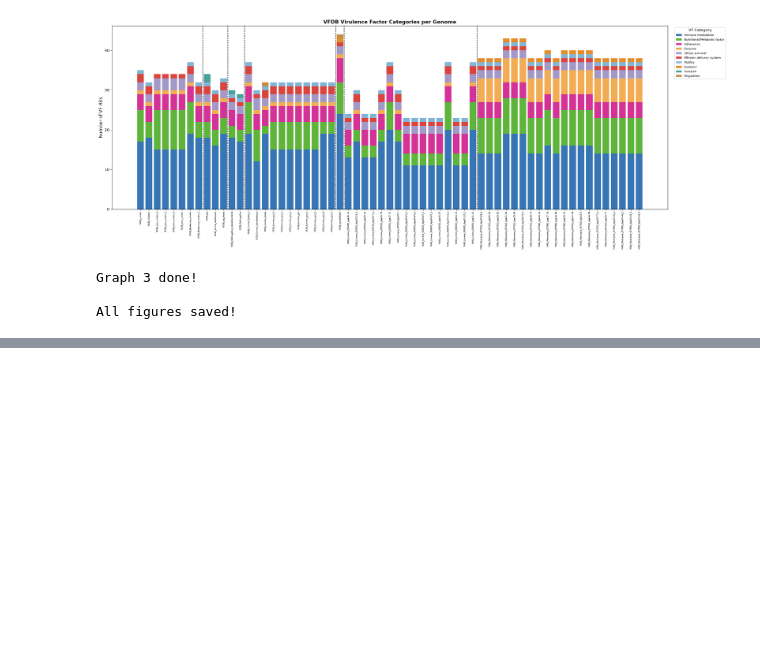
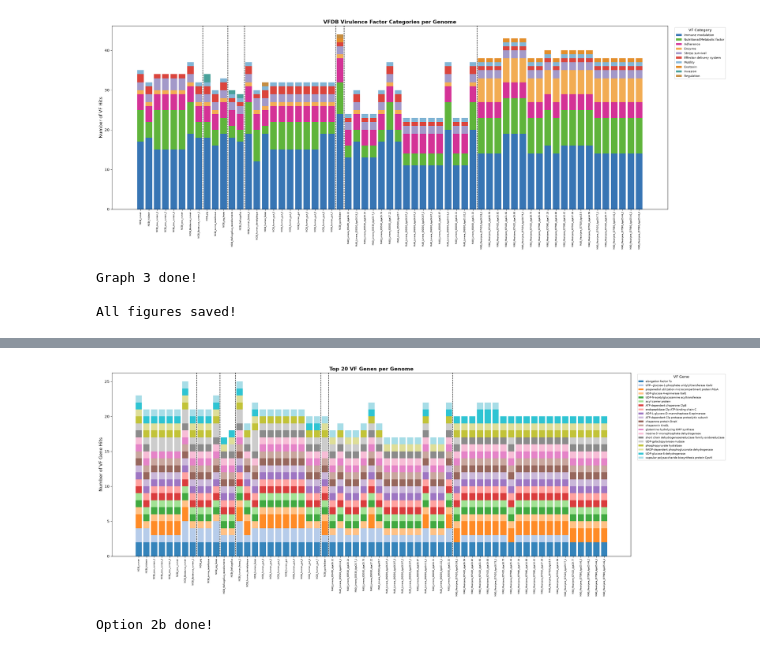
Before and after one commit to addysonotten/megasphaera-pankmer-analysis, a Jupyter notebook: vfdb_analysis/vfdb_figures.ipynb, the cells around one changed output, grey strips where cells are left out. Saved outputs shown, nothing was run; the diff lists cells and outputs as text; code cells hidden in the pictures; blank space fills up the shorter version.

```diff
--- a/vfdb_analysis/vfdb_figures.ipynb
+++ b/vfdb_analysis/vfdb_figures.ipynb
@@ -234,0 +407,52 @@ All figures saved!
+# %%
+# ── OPTION 2b: Top 20 VF genes stacked bar per genome ─────────────────────────
+top_gene_list = combined["vf_name"].value_counts().head(20).index.tolist()
+
+gene_genome = combined[combined["vf_name"].isin(top_gene_list)]
+gene_counts = gene_genome.groupby(["label", "vf_name"]).size().reset_index(name="count")
+
+# Sort genomes by host type
+genome_totals2 = gene_counts.groupby("label")["count"].sum().reset_index()
+genome_totals2["host"] = genome_totals2["label"].apply(get_host)
+genome_totals2["host_order"] = genome_totals2["host"].map({
+    "Cow": 0, "Pig": 1, "Chicken": 2, "Human": 3,
+    "Other": 4, "MAG_Limera": 5, "MAG_Masinjere": 6
+})
+genome_totals2 = genome_totals2.sort_values("host_order")
+genome_order2 = genome_totals2["label"].tolist()
+
+# Color palette for top 20 genes
+gene_palette = sns.color_palette("tab20", 20)
+gene_color_map = dict(zip(top_gene_list, gene_palette))
+
+fig, ax = plt.subplots(figsize=(24, 9))
+bottom = pd.Series([0.0] * len(genome_order2), index=genome_order2)
+
+for gene in top_gene_list:
+    values = []
+    for genome in genome_order2:
+        subset = gene_counts[(gene_counts["label"] == genome) & (gene_counts["vf_name"] == gene)]
+        values.append(subset["count"].sum() if len(subset) > 0 else 0)
+    ax.bar(range(len(genome_order2)), values, bottom=bottom.values,
+           label=gene, color=gene_color_map[gene], alpha=0.9)
+    bottom += pd.Series(values, index=genome_order2)
+
+# Dividing lines between host groups
+prev_host = genome_totals2.iloc[0]["host"]
+for i, row in enumerate(genome_totals2.itertuples()):
+    if row.host != prev_host:
+        ax.axvline(x=i - 0.5, color="black", linestyle="--", linewidth=1.2)
+        prev_host = row.host
+
+ax.set_xticks(range(len(genome_order2)))
+ax.set_xticklabels(genome_order2, rotation=90, fontsize=5.5)
+ax.set_ylabel("Number of VF Gene Hits", fontsize=12)
+ax.set_title("Top 20 VF Genes per Genome", fontsize=14, fontweight="bold")
+ax.legend(title="VF Gene", bbox_to_anchor=(1.01, 1), loc="upper left", fontsize=7)
+plt.tight_layout()
+plt.savefig(f"{BASE}/VFDB_top20_genes_per_genome.pdf", bbox_inches="tight")
+plt.show()
+print("Option 2b done!")
+# %% [output]
+[figure, added]
+Option 2b done!
```
Also changed, not shown: parts of 4 cells of this notebook, 4 other files.
